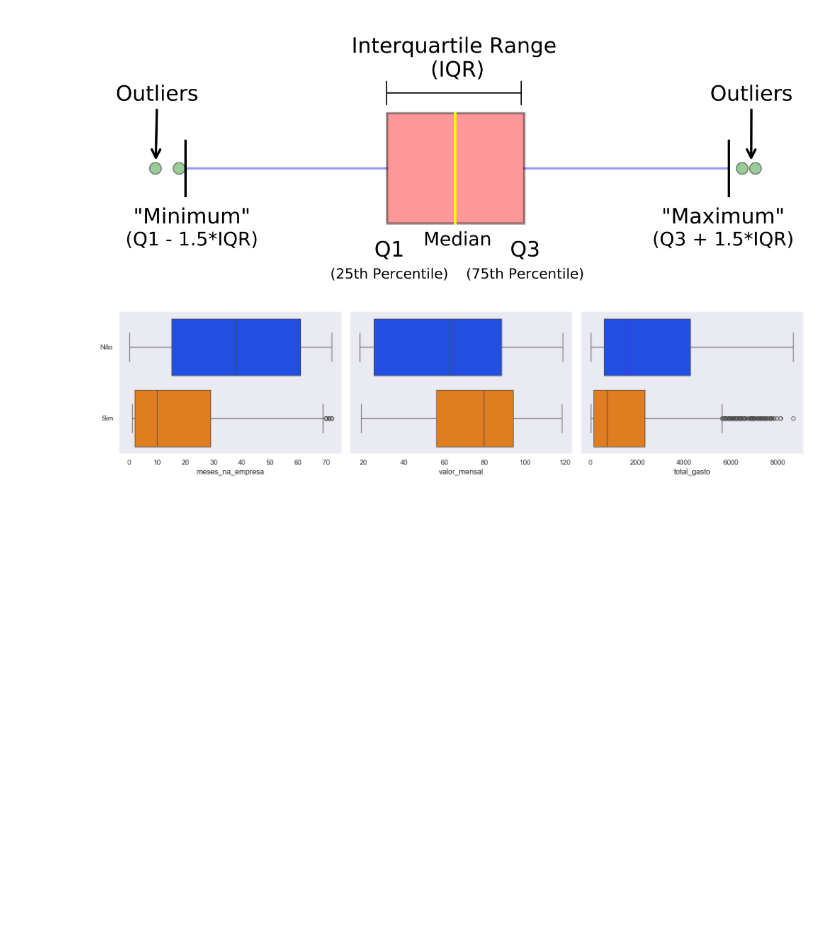
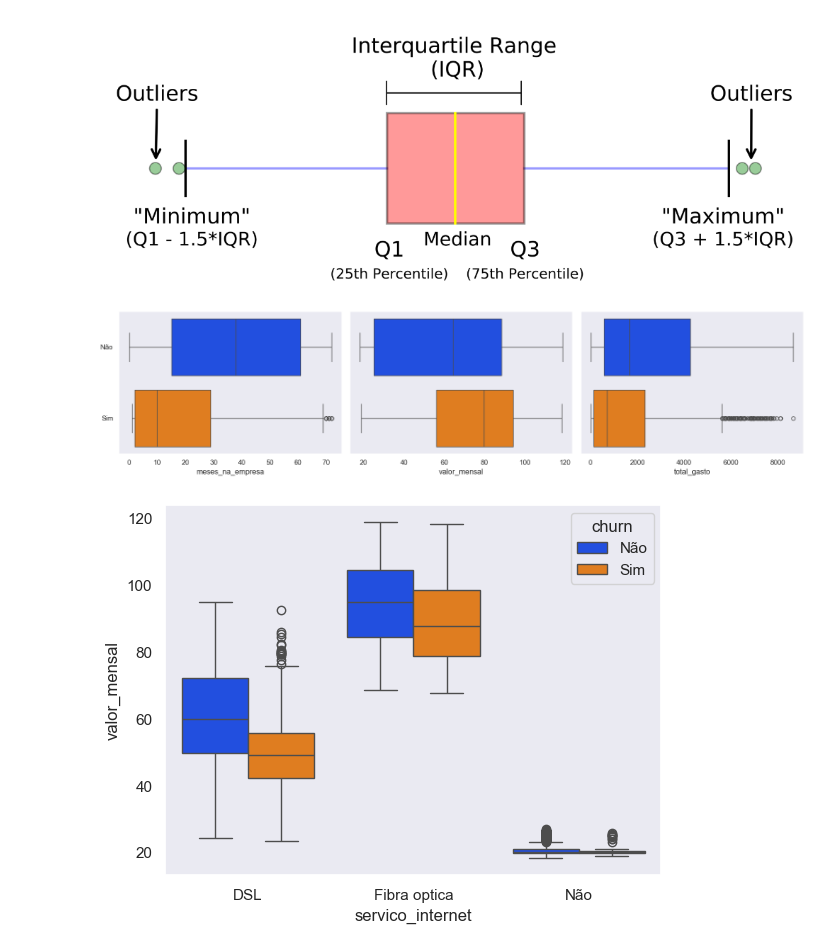
Before and after one commit to thiago207/python-for-data-analysis, a Jupyter notebook: matplotlib-seaborn/seaborn/sns_boxplot_.ipynb, the cells around one changed output. Saved outputs shown, nothing was run; the diff lists cells and outputs as text; code cells hidden in the pictures; blank space fills up the shorter version.

Commit message:
boxplot

```diff
--- a/matplotlib-seaborn/seaborn/sns_boxplot_.ipynb
+++ b/matplotlib-seaborn/seaborn/sns_boxplot_.ipynb
@@ -80,3 +80,7 @@ for i, coluna in enumerate(colunas_numericas):
 plt.show()
 # %% [output]
 [figure]
+# %%
+sns.boxplot(x='servico_internet', y='valor_mensal', data=df_churn, hue='churn');
+# %% [output]
+[figure, added]
```
